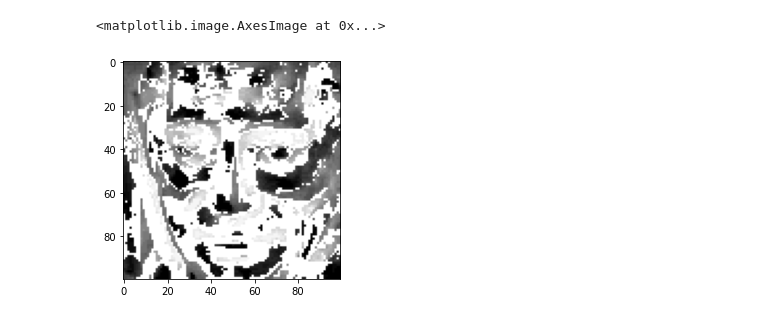
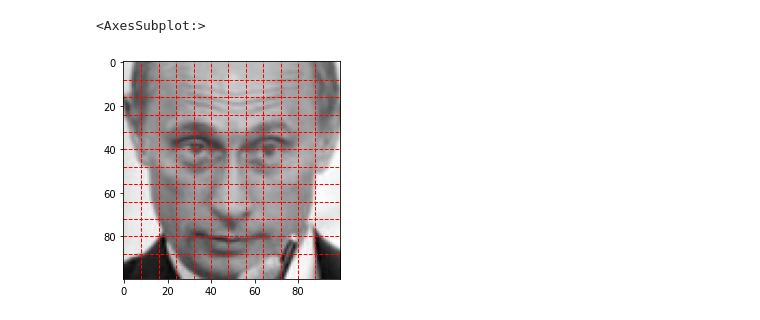
Before and after one commit to bkemmer/custom_cnn, a Jupyter notebook: notebooks/LBP.ipynb, the cells around one changed output. Drawn from its saved outputs; the diff is of its cells as text; code cells hidden in the pictures.

```diff
--- a/notebooks/LBP.ipynb
+++ b/notebooks/LBP.ipynb
@@ -23,5 +27,0 @@ lbp = feature.local_binary_pattern(img, numPoints, radius, method="uniform")
-# %%
-rows, columns = img.shape
-for i in range(10):
-    pass
-img
@@ -36,3 +28,12 @@ array([[ 52,  54,  63, ...,  84,  77,  71],
+# %%
+def criaGrid(img, grid_X, grid_Y, ax, color='r', linestyle='--', linewidth=1):
+    w, h = img.shape
+    nrows = int(w/grid_X)
+    ncols = int(w/grid_X)
+    for i in range(1, nrows):
+        ax.axhline(y=i*grid_X, xmin=0, xmax=w, color=color, linestyle=linestyle, linewidth=linewidth)
+        ax.axvline(x=i*grid_Y, ymin=0, ymax=h, color=color, linestyle=linestyle, linewidth=linewidth)
+    return ax
 # %%
 fig, ax = plt.subplots(1)
 ax.imshow(img, cmap='gray')
@@ -51,0 +48,10 @@ array([[7., 7., 7., ..., 7., 7., 7.],
+# %%
+w,h = img.shape
+grids = []
+grid_X, grid_Y = 8,8
+pairs_x = [(grid_X*i, grid_X*(i+1)) for i in range(int(w/grid_X)-1)]
+pairs_y = [(grid_Y*i, grid_Y*(i+1)) for i in range(int(h/grid_Y)-1)]
+pairs = []
+for pair_y in pairs_y:
+    for pair_x in pairs_x:
+        pairs.append((pair_x, pair_y))
@@ -52,6 +102,12 @@ array([[7., 7., 7., ..., 7., 7., 7.],
+# %%
+lfw2_crop = os.path.join('..', 'Data', 'lfw2_cropped')
+putin_21 = Path(lfw2_crop, 'Vladimir_Putin', 'Vladimir_Putin_0021.jpg')
+img21 = plt.imread(putin_21)
 # %%
 fig, ax = plt.subplots(1)
-ax.imshow(lbp, cmap='gray')
+ax.imshow(img21, cmap='gray')
+
+criaGrid(img21, grid_X, grid_Y, ax, color='r', linestyle='--')
 # %% [output]
-<matplotlib.image.AxesImage at 0x...>
+<AxesSubplot:>
-[figure, old version]
+[figure, new version]
```
Also changed, not shown: parts of 38 cells of this notebook, 28 other files.
